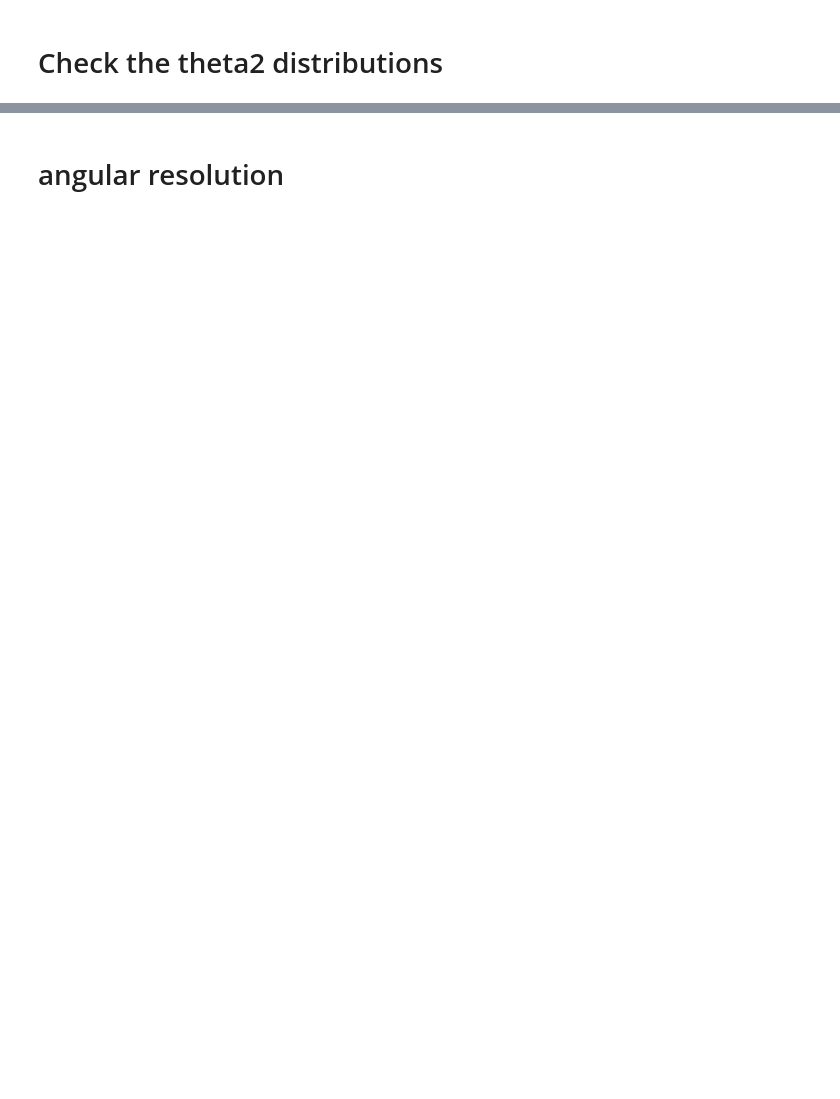
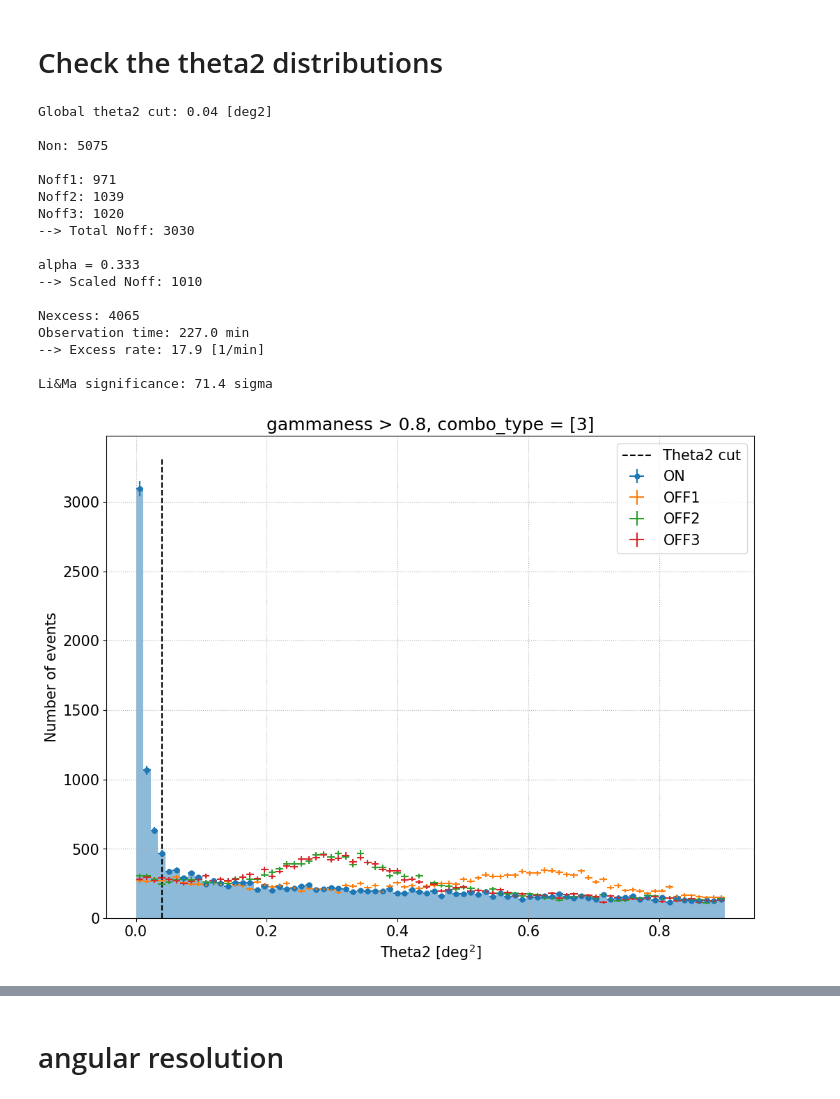
Before and after one commit to dipierr/magic-lst1-sw-school, a Jupyter notebook: check_signal_from_dl2.ipynb, the cells around one changed output, grey strips where cells are left out. Saved outputs shown, nothing was run; the diff lists cells and outputs as text; code cells hidden in the pictures; blank space fills up the shorter version.

```diff
--- a/check_signal_from_dl2.ipynb
+++ b/check_signal_from_dl2.ipynb
@@ -248,7 +374,7 @@ plt.legend()
 # === Settings ===
 # ================
 
-theta2_bins = np.linspace(0, 0.8, 81)  # unit: [deg2]
+theta2_bins = np.linspace(0, 0.9, 81)  # unit: [deg2]
 cut_value_theta2 = 0.04  # unit: [deg2]
 
 # ============
@@ -318,33 +444,52 @@ print(f"\nNon: {n_on}\n")
 
 n_off_total = 0
 
 for i_off in range(n_regions_off):
 
     n_off = len(event_list.query(f"theta2_off{i_off+1} < {cut_value_theta2}"))
     print(f"Noff{i_off+1}: {n_off}")
 
     n_off_total += n_off
 
 print(f"--> Total Noff: {n_off_total}")
 
 alpha = 1 / n_regions_off
 n_off_scaled = n_off_total * alpha
 
 print(f"\nalpha = {alpha:.3f}")
 print(f"--> Scaled Noff: {n_off_scaled:.0f}")
 
 n_excess = n_on - n_off_scaled
 excess_rate = n_excess / obs_time.to_value("min")
 
 print(f"\nNexcess: {n_excess:.0f}")
 print(f"Observation time: {obs_time.to('min'):.1f}")
 print(f"--> Excess rate: {excess_rate:.1f} [1/min]")
 
 # Calculate the Li&Ma significance
 stat = WStatCountsStatistic(n_on, n_off_total, alpha=alpha)
 significance = stat.sqrt_ts
 
 print(f"\nLi&Ma significance: {significance:.1f} sigma")
+# %% [output]
+Global theta2 cut: 0.04 [deg2]
+
+Non: 5075
+
+Noff1: 971
+Noff2: 1039
+Noff3: 1020
+--> Total Noff: 3030
+
+alpha = 0.333
+--> Scaled Noff: 1010
+
+Nexcess: 4065
+Observation time: 227.0 min
+--> Excess rate: 17.9 [1/min]
+
+Li&Ma significance: 71.4 sigma
+[figure, added]
 # %%
 # ================
 # === Settings ===
```
Also changed, not shown: parts of 10 cells of this notebook.
